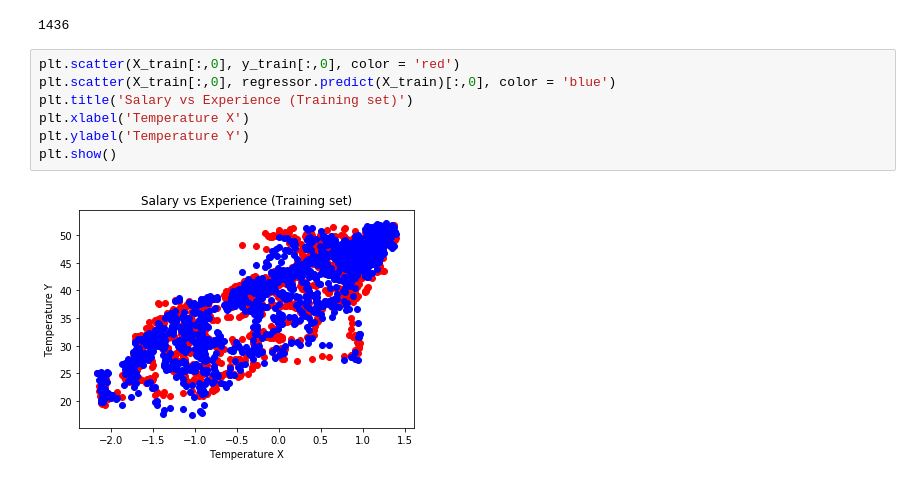
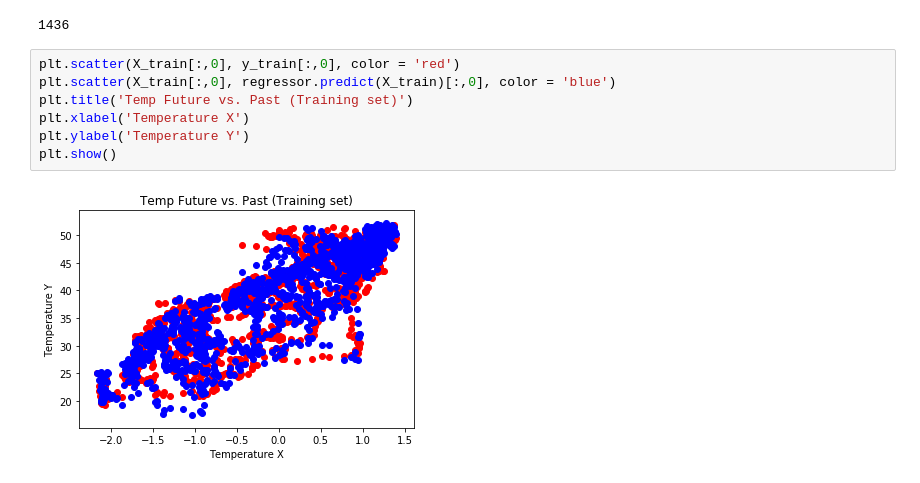
Before and after one commit to falklindner/weather, a Jupyter notebook: test2.ipynb, the cells around one changed output. Saved outputs shown, nothing was run; the diff lists cells and outputs as text.

Commit message:
new plots

```diff
--- a/test2.ipynb
+++ b/test2.ipynb
@@ -321,11 +323,11 @@ len(y_train[:,0])
 # %%
 plt.scatter(X_train[:,0], y_train[:,0], color = 'red')
 plt.scatter(X_train[:,0], regressor.predict(X_train)[:,0], color = 'blue')
-plt.title('Salary vs Experience (Training set)')
+plt.title('Temp Future vs. Past (Training set)')
 plt.xlabel('Temperature X')
 plt.ylabel('Temperature Y')
 plt.show()
 # %% [output]
-[figure, old version]
+[figure, new version]
 # %%
 # Visualising the Test set results
```
Also changed, not shown: parts of 2 cells of this notebook.
